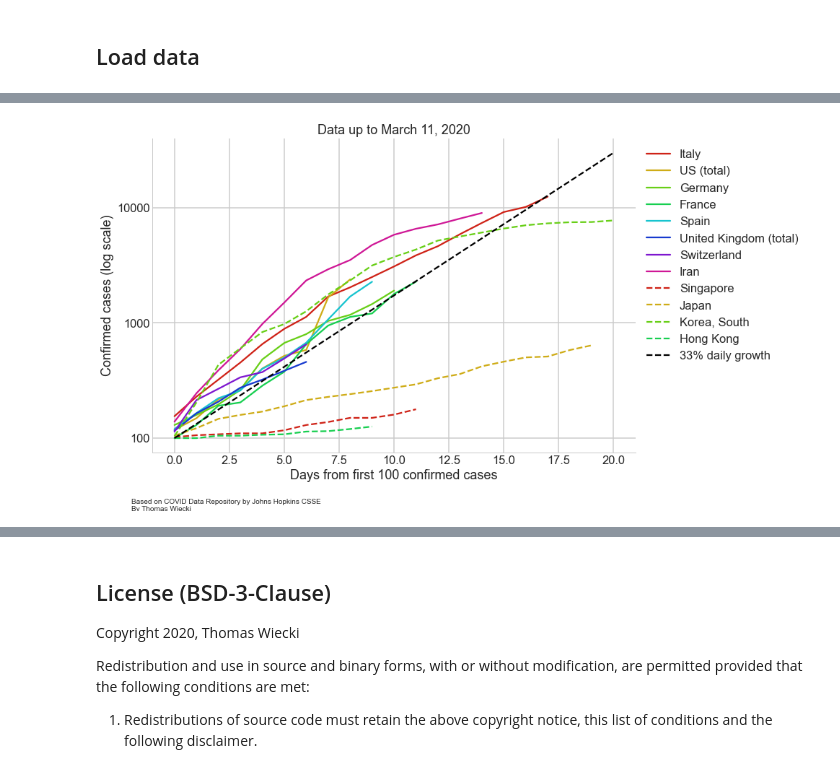
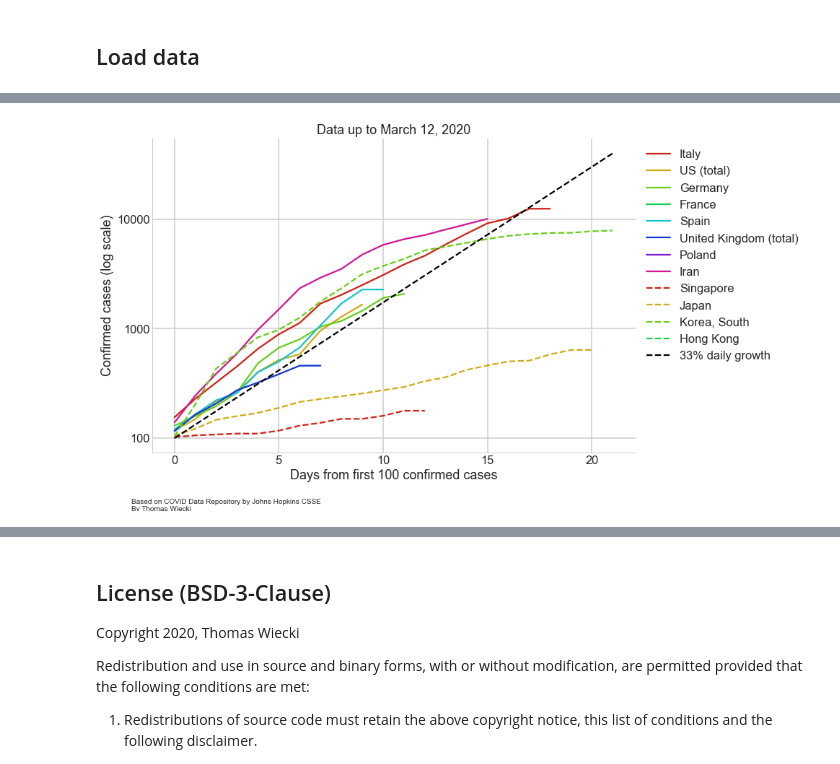
Before and after one commit to twiecki/covid19, a Jupyter notebook: covid19_growth.ipynb, the cells around one changed output, grey strips where cells are left out. Cells and saved outputs as stored; diff of their text form; code cells hidden in the pictures.

Commit message:
Change to direct download of file. Refactor. Add new plots.

```diff
--- a/covid19_growth.ipynb
+++ b/covid19_growth.ipynb
@@ -87,10 +98,9 @@ array(['Thailand', 'Japan', 'Singapore', 'Nepal', 'Malaysia', 'Canada',
        'Hong Kong (total)', 'US (total)', 'United Kingdom (total)'],
       dtype=object)
 # %%
-def plot_confirmed(countries, min_cases=100, ls='-'):
+def plot_countries(df, countries, min_cases=100, ls='-', col='cases'):
     for country in countries:
-        (df.loc[(df.country == country) & (df.type == 'confirmed') & (df.cases >= min_cases)]
-         .cases
-         .reset_index()['cases']
+        (df.loc[(df.country == country) & (df.cases >= min_cases)]
+         .reset_index()[col]
          .plot(label=country, ls=ls)
         )
@@ -97,26 +124,25 @@ def plot_confirmed(countries, min_cases=100, ls='-'):
 # %%
 sns.set_palette(sns.hls_palette(8, l=.45, s=.8)) # 8 countries max
 fig, ax = plt.subplots(figsize=(12, 8))
 
 countries = ['Italy', 'US (total)', 'Germany', 'France', 'Spain', 'United Kingdom (total)',
-             'Switzerland', 'Iran']
-plot_confirmed(countries)
+             'Poland', 'Iran']
+plot_countries(df_confirmed, countries)
 
 asian_countries = ['Singapore', 'Japan', 'Korea, South', 'Hong Kong']
-plot_confirmed(asian_countries, ls='--')
-
+plot_countries(df_confirmed, asian_countries, ls='--')
 
 x = np.linspace(0, plt.xlim()[1] - 1)
 plt.plot(x, 100 * (1.33) ** x, ls='--', color='k', label='33% daily growth')
 
 plt.yscale('log');
 plt.title('Data up to {}'.format(df.index.max().strftime('%B %d, %Y')))
 plt.xlabel('Days from first 100 confirmed cases')
 plt.ylabel('Confirmed cases (log scale)')
 ax.get_yaxis().set_major_formatter(matplotlib.ticker.ScalarFormatter())
 plt.legend(bbox_to_anchor=(1.0, 1.0))
 sns.despine()
 plt.annotate('Based on COVID Data Repository by Johns Hopkins CSSE\nBy Thomas Wiecki',
              (0.05, 0.0), xycoords='figure fraction', fontsize=10);
 # %% [output]
-[figure, old version]
+[figure, new version]
```
Also changed, not shown: parts of 11 cells of this notebook.
